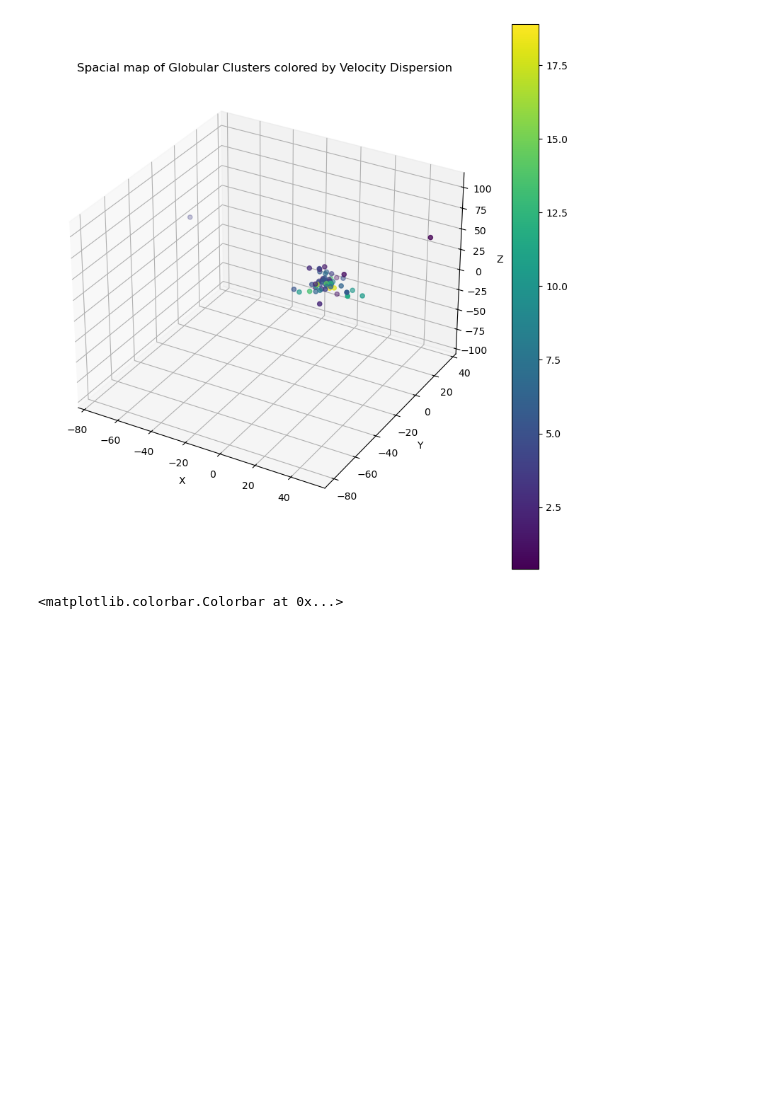
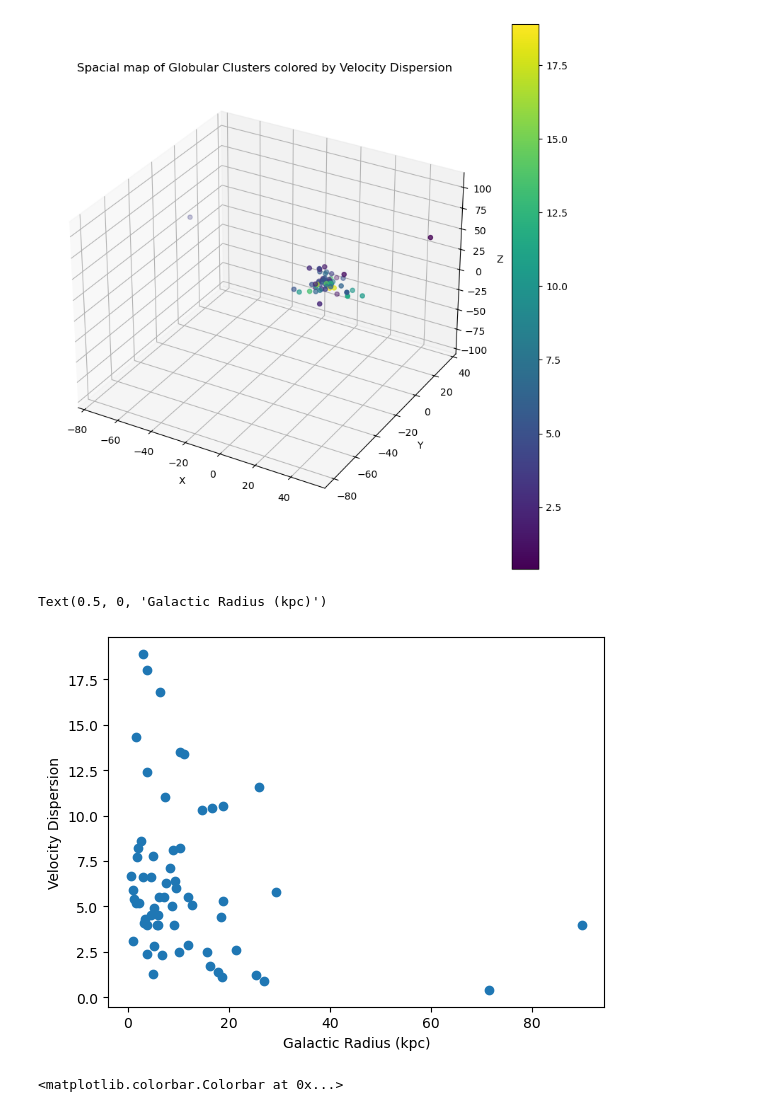
Before and after one commit to gigisheehan06-blip/3116-Comp-group2, a Jupyter notebook: gigi.ipynb, the cells around one changed output. Saved outputs shown, nothing was run; the diff lists cells and outputs as text; code cells hidden in the pictures; blank space fills up the shorter version.

Commit message:
Gigi: sig_v vs galactic radius plot

```diff
--- a/gigi.ipynb
+++ b/gigi.ipynb
@@ -143,6 +143,14 @@ plt.colorbar(p)
 # %% [output]
 <matplotlib.colorbar.Colorbar at 0x...>
 [figure]
+# %%
+plt.scatter(Harris_i_iii['R_gc'], Harris_i_iii['sig_v'])
+
+plt.ylabel('Velocity Dispersion')
+plt.xlabel('Galactic Radius (kpc)')
+# %% [output]
+Text(0.5, 0, 'Galactic Radius (kpc)')
+[figure, added]
 # %%
 fig = plt.figure(figsize=(10,10))
 ax = fig.add_subplot(projection='3d')
```
